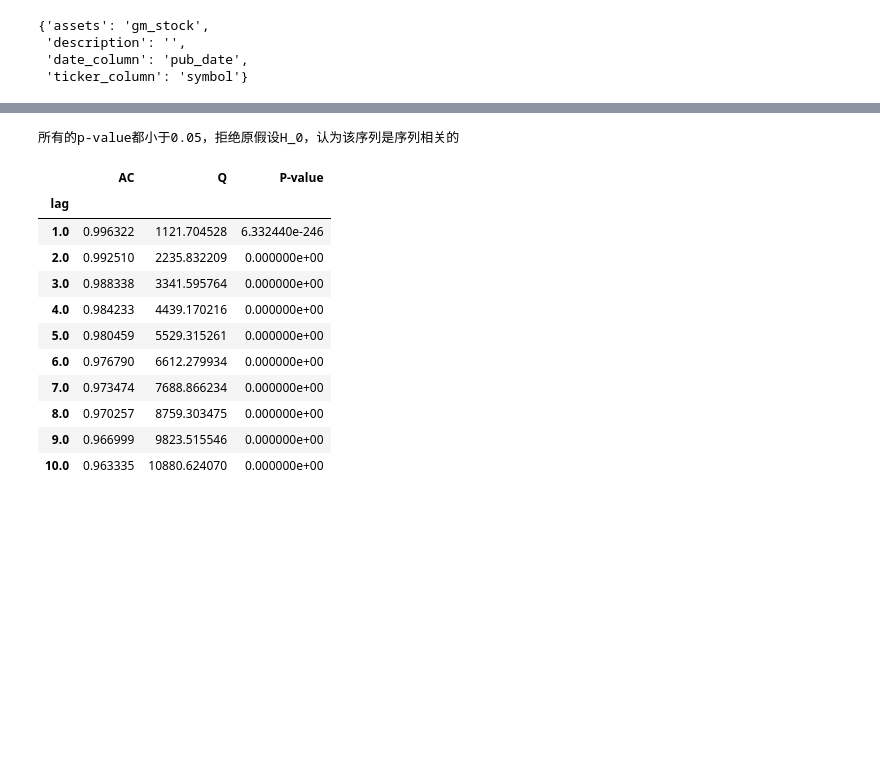
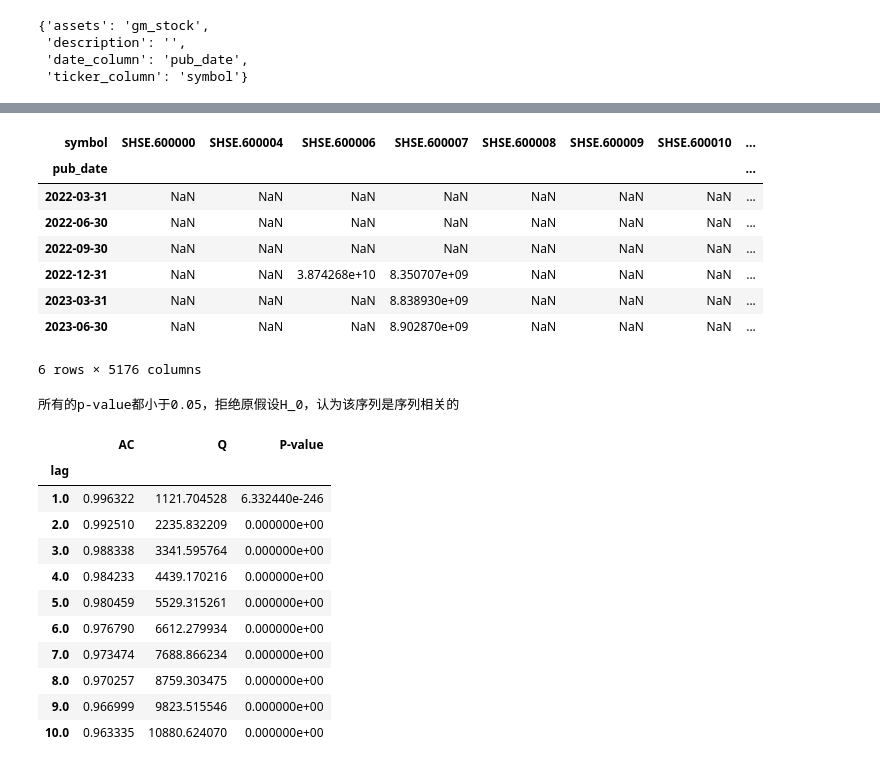
Before and after one commit to KangruiYuan/XQuant, a Jupyter notebook: ModuleTests/BaseTest.ipynb, the cells around one changed output, grey strips where cells are left out. Cells and saved outputs as stored; diff of their text form; code cells hidden in the pictures; blank space fills up the shorter version.

```diff
--- a/ModuleTests/BaseTest.ipynb
+++ b/ModuleTests/BaseTest.ipynb
@@ -57,3 +96,15 @@ df = df.pivot(index='pub_date', values='ttl_cur_ast', columns='symbol')
+# %%
+df.groupby(pd.Grouper(freq="Q")).mean().rolling(window=4).sum()
+# %% [output]
+| symbol | SHSE.600000 | SHSE.600004 | SHSE.600006 | SHSE.600007 | SHSE.600008 | SHSE.600009 | SHSE.600010 | ... |
+| pub_date |  |  |  |  |  |  |  | ... |
+| 2022-03-31 | NaN | NaN | NaN | NaN | NaN | NaN | NaN | ... |
+| 2022-06-30 | NaN | NaN | NaN | NaN | NaN | NaN | NaN | ... |
+| 2022-09-30 | NaN | NaN | NaN | NaN | NaN | NaN | NaN | ... |
+| 2022-12-31 | NaN | NaN | 3.874268e+10 | 8.350707e+09 | NaN | NaN | NaN | ... |
+| 2023-03-31 | NaN | NaN | NaN | 8.838930e+09 | NaN | NaN | NaN | ... |
+| 2023-06-30 | NaN | NaN | NaN | 8.902870e+09 | NaN | NaN | NaN | ... |
+6 rows × 5176 columns
 # %%
 from typing import Sequence
 import statsmodels.api as sm
```
Also changed, not shown: parts of 6 cells of this notebook, 12 other files.
